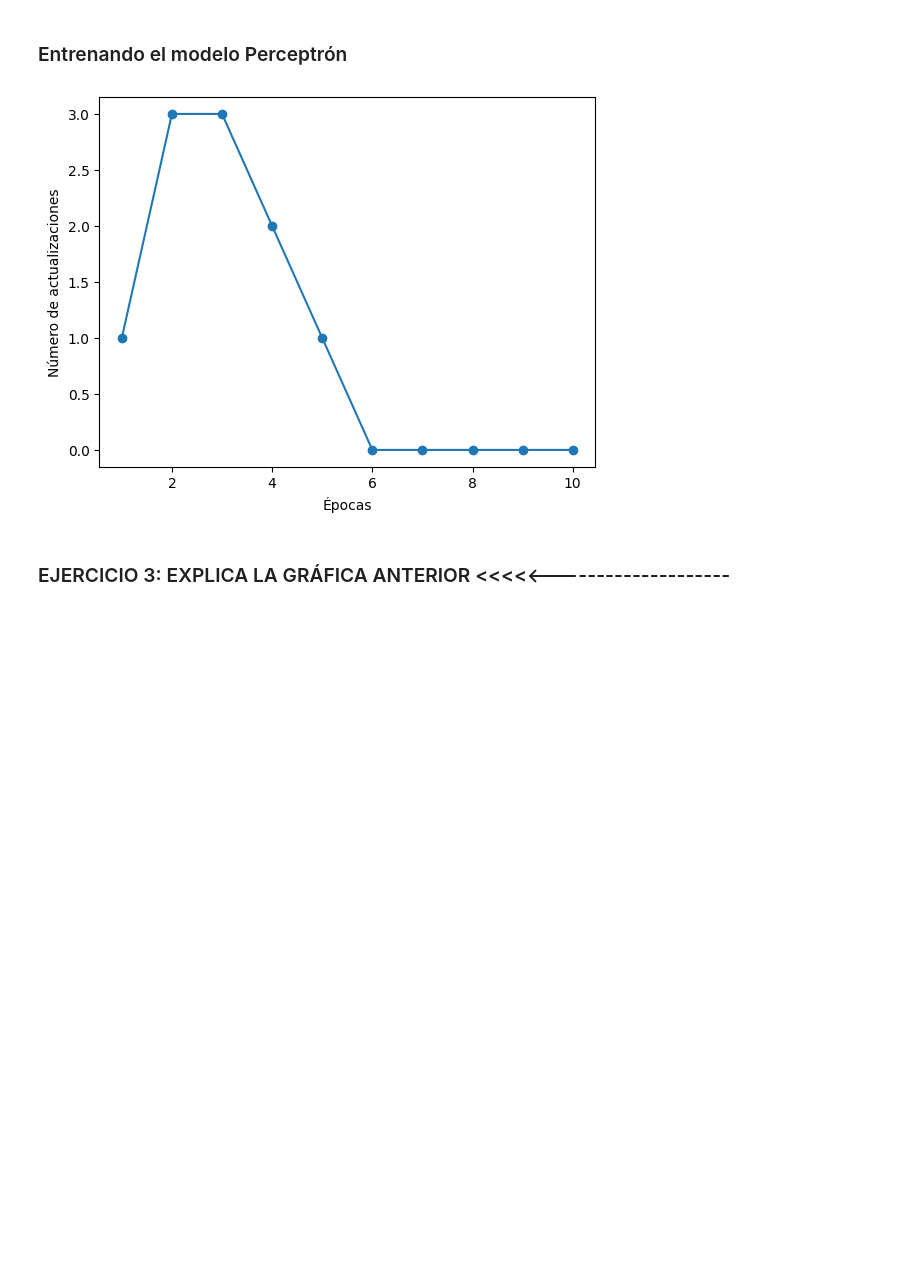
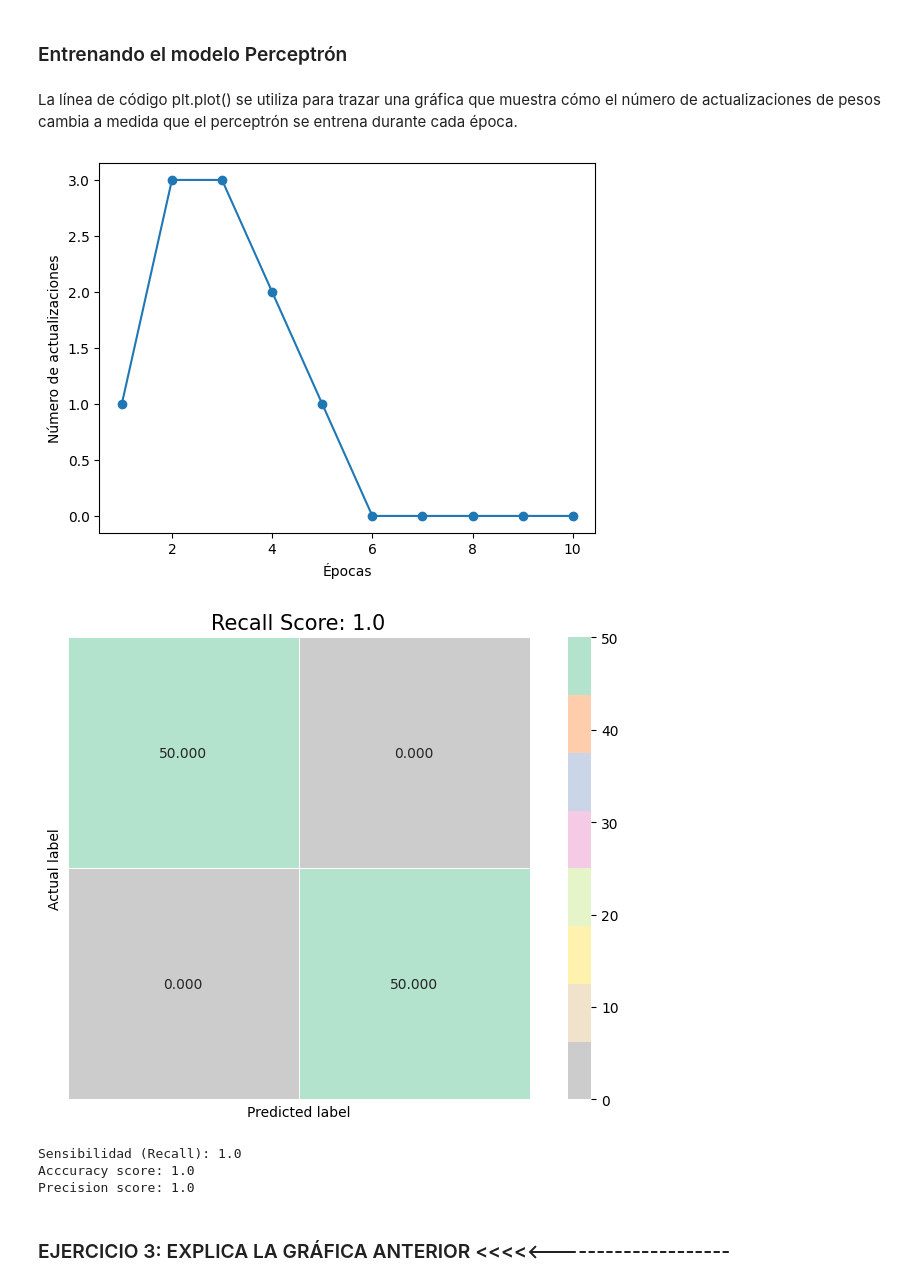
Before and after one commit to Maxindrull2/APRENDIZAJE_AUTOMATICO_23_24, a Jupyter notebook: EJERCICIOS/2_4_Perceptron_y_Adaline_Ejercicio.ipynb, the cells around one changed output. Saved outputs shown, nothing was run; the diff lists cells and outputs as text; code cells hidden in the pictures; blank space fills up the shorter version.

```diff
--- a/EJERCICIOS/2_4_Perceptron_y_Adaline_Ejercicio.ipynb
+++ b/EJERCICIOS/2_4_Perceptron_y_Adaline_Ejercicio.ipynb
@@ -136,18 +195,51 @@ plt.show()
 [figure]
 # %% [markdown]
 ### Entrenando el modelo Perceptrón
-# %%
-ppn = Perceptron(eta = 0.1, n_iter = 10) ### EJERCICIO 2: CREA UN PERCEPTRON CON TASA DE APRENDIZAJE 0.1 Y 10 ITERACIONES <<<<<--------------------
-
-ppn.fit(X, y)
-
-plt.plot(range(1, len(ppn.errors_) + 1), ppn.errors_, marker='o')
-plt.xlabel('Épocas')
-plt.ylabel('Número de actualizaciones')
-
-# plt.savefig('images/02_07.png', dpi=300)
-plt.show()
-# %% [output]
-[figure, removed]
+# %% [markdown]
+La línea de código plt.plot() se utiliza para trazar una gráfica que muestra cómo el número de actualizaciones de pesos cambia a medida que el perceptrón se entrena durante cada época.
+# %%
+### EJERCICIO 2: CREA UN PERCEPTRON CON TASA DE APRENDIZAJE 0.1 Y 10 ITERACIONES <<<<<--------------------
+ppn = Perceptron(eta=0.1, n_iter=10)
+
+ppn.fit(X, y) # Entrenar perceptrón
+
+plt.plot(range(1, len(ppn.errors_) + 1), ppn.errors_, marker='o')
+plt.xlabel('Épocas')
+plt.ylabel('Número de actualizaciones')
+
+# plt.savefig('images/02_07.png', dpi=300)
+plt.show()
+
+from sklearn.metrics import confusion_matrix, recall_score, accuracy_score, precision_score
+import matplotlib.pyplot as plt
+import seaborn as sns
+from sklearn import metrics
+
+predicciones = ppn.predict(X)
+cm = metrics.confusion_matrix(y, predicciones)
+recall_score = metrics.recall_score(y, predicciones)
+fig = plt.figure(figsize=(10,6))
+cm_char = fig.add_subplot(1,1,1)
+sns.heatmap(cm, annot=True, fmt=".3f", linewidths=.5, square = True, cmap = 'Pastel2_r')
+plt.ylabel('Actual label')
+plt.xlabel('Predicted label')
+plt.setp(cm_char.get_xticklabels(),visible=False)
+plt.setp(cm_char.get_yticklabels(),visible=False)
+plt.tick_params(axis='both', which='both', length=0)
+title = f'Recall Score: {recall_score}'
+plt.title(title, size = 15)
+plt.show()
+
+print (f'Sensibilidad (Recall): {recall_score}')
+acc_score = metrics.accuracy_score(y, predicciones)
+print (f'Acccuracy score: {acc_score}')
+precision = metrics.precision_score(y, predicciones)
+print (f'Precision score: {precision}')
+# %% [output]
+[figure, added]
+[figure, added]
+Sensibilidad (Recall): 1.0
+Acccuracy score: 1.0
+Precision score: 1.0
 # %% [markdown]
 ### EJERCICIO 3: EXPLICA LA GRÁFICA ANTERIOR <<<<<--------------------
```
Also changed, not shown: parts of 33 cells of this notebook.
